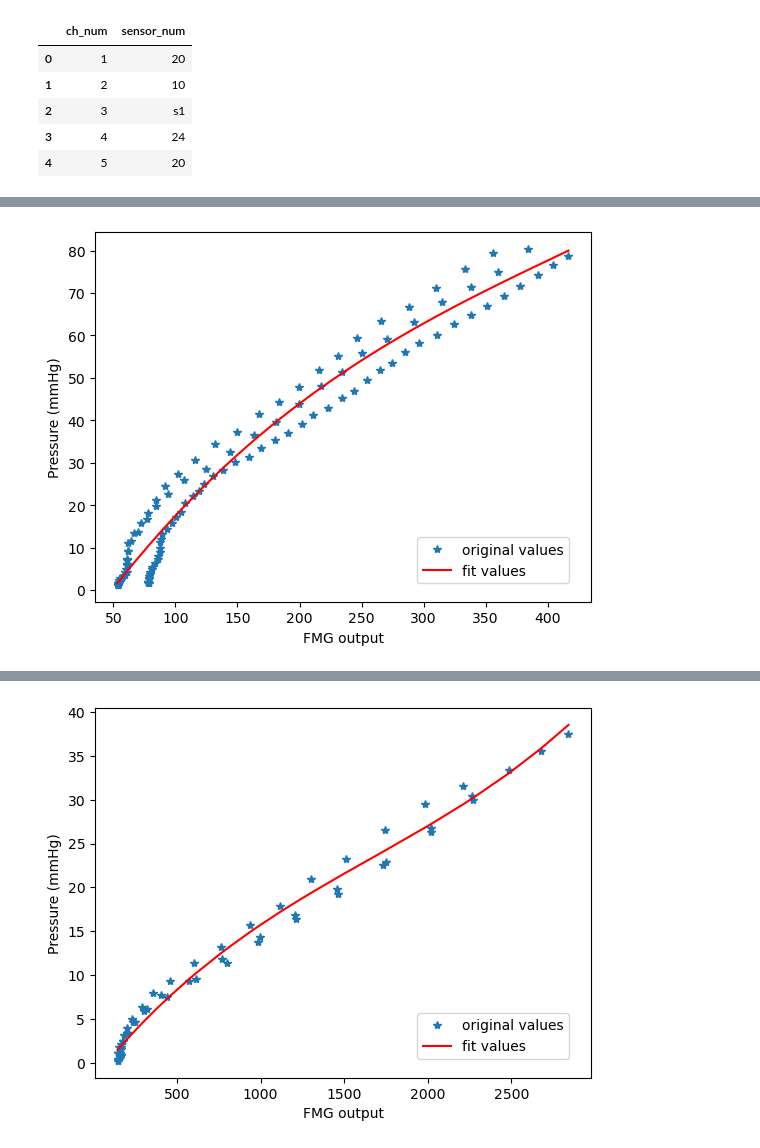
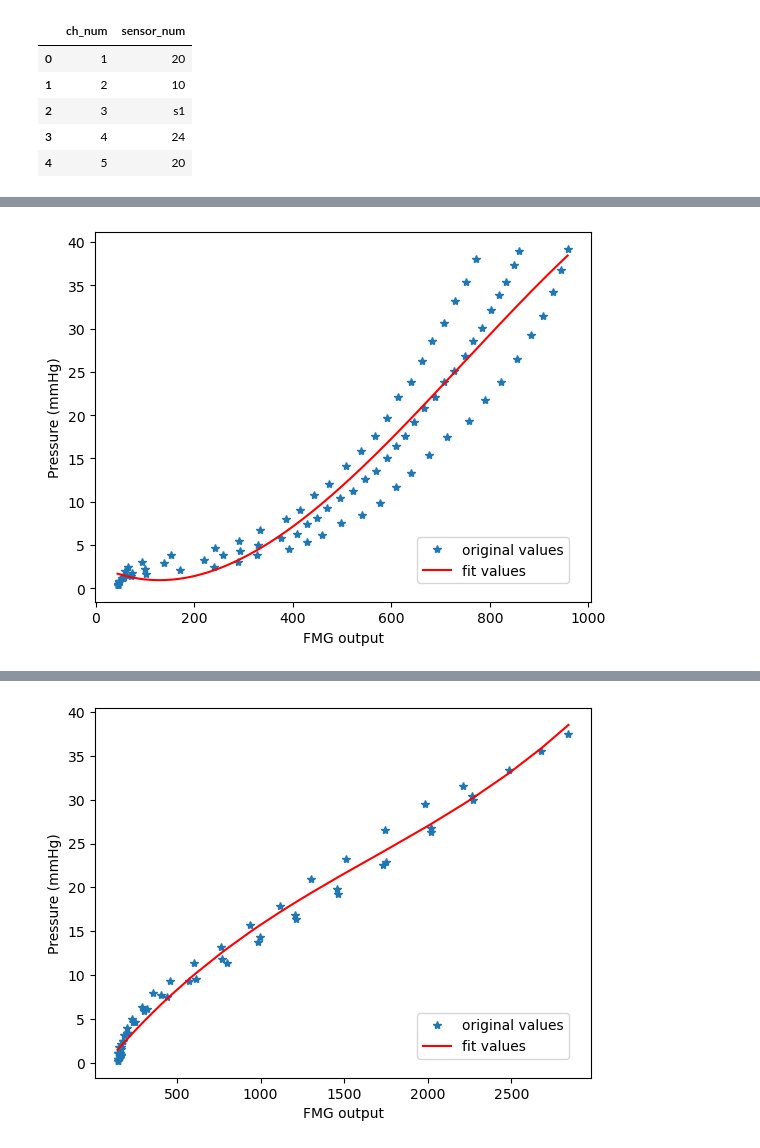
Before and after one commit to WynminMark/FMG_classification, a Jupyter notebook: process_FMG.ipynb, the cells around one changed output, grey strips where cells are left out. Drawn from its saved outputs; the diff is of its cells as text; code cells hidden in the pictures.

```diff
--- a/process_FMG.ipynb
+++ b/process_FMG.ipynb
@@ -19,11 +25,11 @@ ch_sensor_df
 初始化class并处理FMG数据获得校准曲线
 '''
 """ch1"""
-folder_path = r"E:\Data\sensor_calibration\sensor-5\sensor-5"
+folder_path = r"E:\Data\WearabelLabBugDataset\7mm_s1+s2"
 # 输入校准数据的路径，通道数
-sensor22 = FMG2pressure(1, 0, ex1 = [folder_path + "\\" + "5-1.db", folder_path + "\\" + "5-1.txt"],
-                             ex2 = [folder_path + "\\" + "5-2.db", folder_path + "\\" + "5-2.txt"],
-                             ex3 = [folder_path + "\\" + "5-3.db", folder_path + "\\" + "5-3.txt"])
+sensor1 = FMG2pressure(1, 0, ex1 = [folder_path + "\\" + "1-1.db", folder_path + "\\" + "1-1.txt"],
+                             ex2 = [folder_path + "\\" + "1-2.db", folder_path + "\\" + "1-2.txt"],
+                             ex3 = [folder_path + "\\" + "1-3.db", folder_path + "\\" + "1-3.txt"])
 # 显示校准测试的结果，获得多项式拟合曲线
-sensor22.get_fit_curve()
+sensor1.get_fit_curve()
 # %% [output]
@@ -35 +36 @@ Exception! file: E:\Data\sensor_calibration\sensor-5\sensor-5\5-1.db, time: 2023
-[figure, old version]
+[figure, new version]
```
Also changed, not shown: parts of 5 cells of this notebook, 3 other files.
